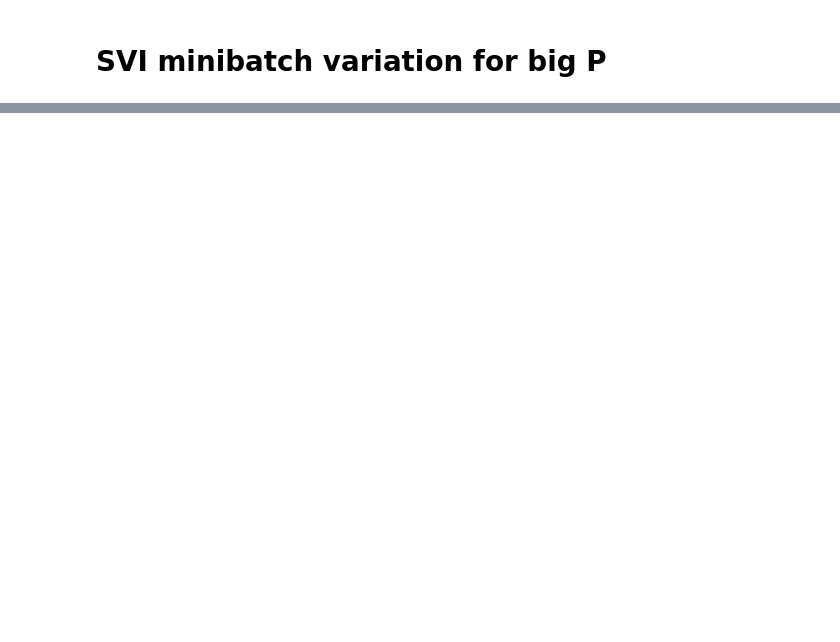
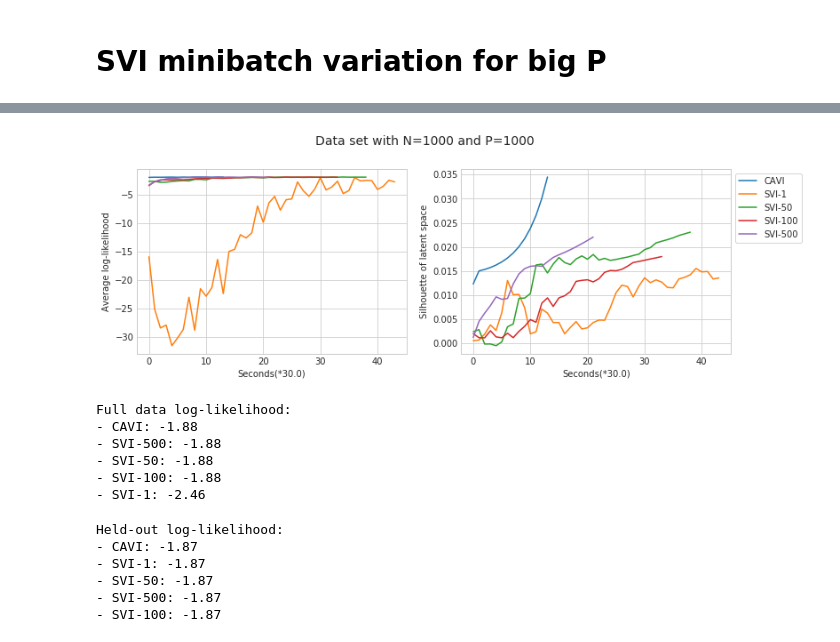
Before and after one commit to pedrofale/mpCMF, a Jupyter notebook: notebooks/SVI pCMF minibatch variation big P.ipynb, the cells around one changed output, grey strips where cells are left out. Saved outputs shown, nothing was run; the diff lists cells and outputs as text; code cells hidden in the pictures; blank space fills up the shorter version.

```diff
--- a/notebooks/SVI pCMF minibatch variation big P.ipynb
+++ b/notebooks/SVI pCMF minibatch variation big P.ipynb
@@ -20,7 +20,7 @@ sns.set_style('whitegrid')
 # %%
 # Experiment parameters
 N = 1000 # number of observations
-P = 500 # observation space dimensionality
+P = 1000 # observation space dimensionality
 K = 10 # latent space dimensionality
 C = 2 # number of clusters
 
@@ -32,8 +32,8 @@ Y, D, X, R, V, U, clusters = utils.generate_data(N, P, K, C=C, zero_prob=z_p,
 
 Y_train, Y_test, U_train, U_test, c_train, c_test = train_test_split(Y, U.T, clusters, test_size=0.2, random_state=42)
 # %%
-T = 60. * 10
-S = 15.
+T = 60. * 30
+S = 30.
 # %%
 # Run PCA
 pca_U = PCA(n_components=K).fit_transform(np.log(Y_train + 1.))
@@ -137,39 +126,38 @@ Iteration 5/4000000. Log-likelihood: -1.902. Elapsed: 562 seconds
 # %%
 fig = plt.figure(figsize=(12, 4))
 
 ax = plt.subplot(1, 2, 1)
 ax.plot(infcavi.ll_time, label='CAVI')
 ax.plot(infsvi1.ll_time, label='SVI-1')
 ax.plot(infsvi50.ll_time, label='SVI-50')
 ax.plot(infsvi100.ll_time, label='SVI-100')
 ax.plot(infsvi500.ll_time, label='SVI-500')
-ax.plot(infsvi1000.ll_time, label='SVI-1000')
 plt.ylabel('Average log-likelihood')
 plt.xlabel('Seconds(*{0})'.format(S))
 
 ax = plt.subplot(1, 2, 2)
 ax.plot(infcavi.silh_time, label='CAVI')
 ax.plot(infsvi1.silh_time, label='SVI-1')
 ax.plot(infsvi50.silh_time, label='SVI-50')
 ax.plot(infsvi100.silh_time, label='SVI-100')
 ax.plot(infsvi500.silh_time, label='SVI-500')
-ax.plot(infsvi1000.silh_time, label='SVI-1000')
 plt.ylabel('Silhouette of latent space')
 plt.xlabel('Seconds(*{0})'.format(S))
 
 plt.legend(loc='upper left', bbox_to_anchor=[1., 1.], frameon=True)
 plt.suptitle('Data set with N={} and P={}'.format(N, P), fontsize=14)
 plt.subplots_adjust(top=0.85)
 plt.show()
+# %% [output]
+[figure, added]
 # %%
-cavi_dll = utils.log_likelihood(Y_train, cavi_U, cavi_V, infcavi.p)
-svi1_dll = utils.log_likelihood(Y_train, svi1_U, svi1_V, infsvi1.p)
-svi50_dll = utils.log_likelihood(Y_train, svi50_U, svi50_V, infsvi50.p)
-svi100_dll = utils.log_likelihood(Y_train, svi100_U, svi100_V, infsvi100.p)
-svi500_dll = utils.log_likelihood(Y_train, svi500_U, svi500_V, infsvi500.p)
-svi1000_dll = utils.log_likelihood(Y_train, svi1000_U, svi1000_V, infsvi1000.p)
+cavi_dll = utils.log_likelihood(Y_train, cavi_U, cavi_V, infcavi.p_D, cavi_S)
+svi1_dll = utils.log_likelihood(Y_train, svi1_U, svi1_V, infsvi1.p_D, svi1_S)
+svi50_dll = utils.log_likelihood(Y_train, svi50_U, svi50_V, infsvi50.p_D, svi50_S)
+svi100_dll = utils.log_likelihood(Y_train, svi100_U, svi100_V, infsvi100.p_D, svi100_S)
+svi500_dll = utils.log_likelihood(Y_train, svi500_U, svi500_V, infsvi500.p_D, svi500_S)
 
-scores = {'CAVI': cavi_dll, 'SVI-1': svi1_dll, 'SVI-50': svi50_dll, 'SVI-100': svi100_dll, 'SVI-500': svi500_dll, 'SVI-1000': svi1000_dll}
+scores = {'CAVI': cavi_dll, 'SVI-1': svi1_dll, 'SVI-50': svi50_dll, 'SVI-100': svi100_dll, 'SVI-500': svi500_dll}
 
 sorted_scores = sorted(scores.items(), key=operator.itemgetter(1), reverse=True)
 
@@ -177,15 +165,21 @@ print('Full data log-likelihood:')
 print('\033[1m- {0}: {1:.3}\033[0m'.format(sorted_scores[0][0], sorted_scores[0][1]))
 for score_tp in sorted_scores[1:]:
     print('- {0}: {1:.3}'.format(score_tp[0], score_tp[1]))
+# %% [output]
+Full data log-likelihood:
+- CAVI: -1.88
+- SVI-500: -1.88
+- SVI-50: -1.88
+- SVI-100: -1.88
+- SVI-1: -2.46
 # %%
 cavi_holl = infcavi.predictive_ll(Y_test)
 svi1_holl = infsvi1.predictive_ll(Y_test)
 svi50_holl = infsvi50.predictive_ll(Y_test)
 svi100_holl = infsvi100.predictive_ll(Y_test)
 svi500_holl = infsvi500.predictive_ll(Y_test)
-svi1000_holl = infsvi1000.predictive_ll(Y_test)
 
-scores = {'CAVI': cavi_holl, 'SVI-1': svi1_holl, 'SVI-50': svi50_holl, 'SVI-100': svi100_holl, 'SVI-500': svi500_holl, 'SVI-1000': svi1000_holl}
+scores = {'CAVI': cavi_holl, 'SVI-1': svi1_holl, 'SVI-50': svi50_holl, 'SVI-100': svi100_holl, 'SVI-500': svi500_holl}
 
 sorted_scores = sorted(scores.items(), key=operator.itemgetter(1), reverse=True)
 
@@ -193,6 +187,13 @@ print('Held-out log-likelihood:')
 print('\033[1m- {0}: {1:.3}\033[0m'.format(sorted_scores[0][0], sorted_scores[0][1]))
 for score_tp in sorted_scores[1:]:
     print('- {0}: {1:.3}'.format(score_tp[0], score_tp[1]))
+# %% [output]
+Held-out log-likelihood:
+- CAVI: -1.87
+- SVI-1: -1.87
+- SVI-50: -1.87
+- SVI-500: -1.87
+- SVI-100: -1.87
 # %%
 true_silh = silhouette_score(U_train, c_train)
 cavi_silh = silhouette_score(cavi_U, c_train)
```
Also changed, not shown: parts of 8 cells of this notebook, 2 other files.
